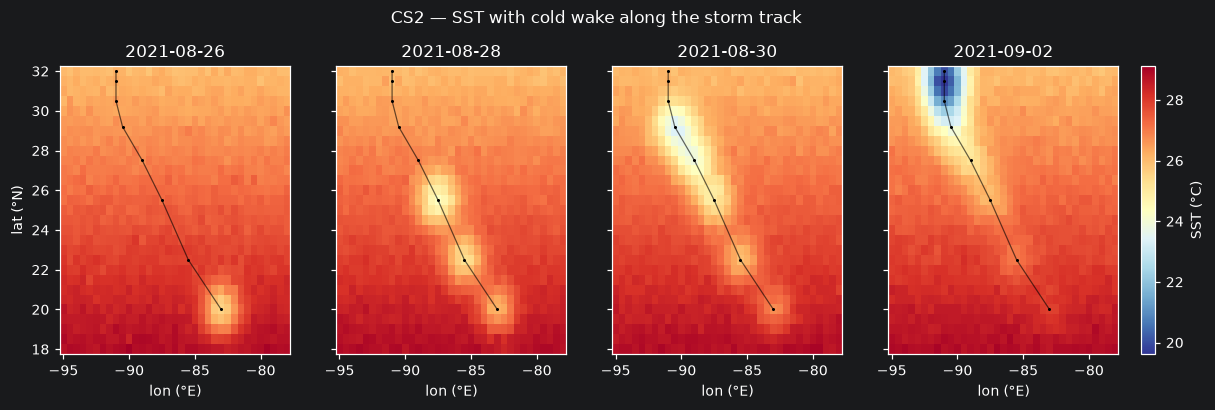
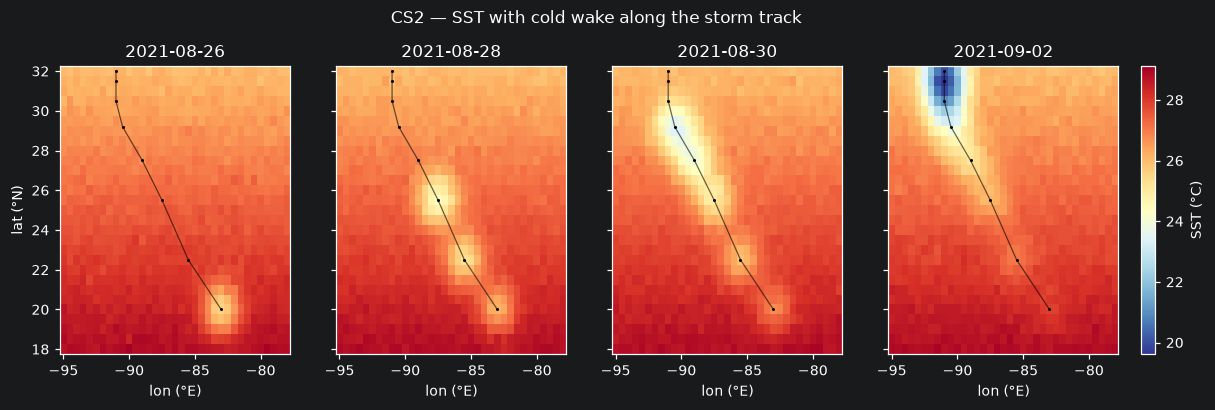
Unified diff of the notebook cell whose output changed from the first chart to the second:
--- before
+++ after
@@ -1,16 +1,17 @@
 fig, axes = plt.subplots(1, 4, figsize=(13, 3.4), sharey=True)
-sst = ds['sea_surface_temperature'] - 273.15
-vmin, vmax = float(sst.min()), float(sst.max())
+sst_k = ds['sea_surface_temperature']
+vmin, vmax = float(sst_k.min()) - 273.15, float(sst_k.max()) - 273.15
 for ax, t in zip(axes, panel_days):
-    pcm = ax.pcolormesh(
-        sst.longitude, sst.latitude, sst.isel(time=t).values,
+    ax.pcolormesh(
+        sst_k.longitude, sst_k.latitude, sst_k.isel(time=t).values - 273.15,
         cmap='RdYlBu_r', vmin=vmin, vmax=vmax, shading='auto',
     )
     ax.plot(track['LON'], track['LAT'], 'k-', lw=0.8, alpha=0.6)
     ax.plot(track['LON'], track['LAT'], 'k.', ms=2)
-    ax.set_title(str(ds['time'].isel(time=t).values)[:10])
+    ax.set_title(pd.to_datetime(ds['time'].isel(time=t).values).strftime('%Y-%m-%d'))
     ax.set_xlabel('lon (°E)')
 axes[0].set_ylabel('lat (°N)')
-fig.colorbar(pcm, ax=axes, fraction=0.025, pad=0.02, label='SST (°C)')
+sm = plt.cm.ScalarMappable(norm=plt.Normalize(vmin=vmin, vmax=vmax), cmap='RdYlBu_r')
+fig.colorbar(sm, ax=axes, fraction=0.025, pad=0.02, label='SST (°C)')
 fig.suptitle('CS2 — SST with cold wake along the storm track', y=1.03)
 plt.show()

Commit: Fixed ipynb